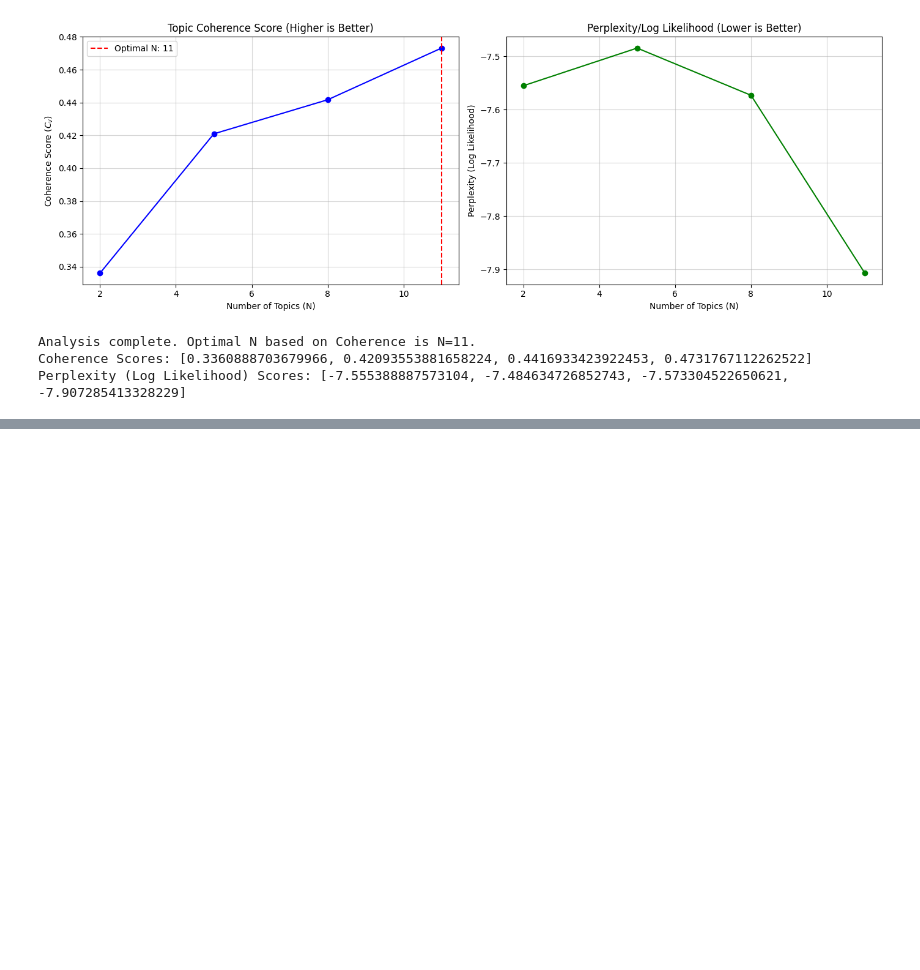
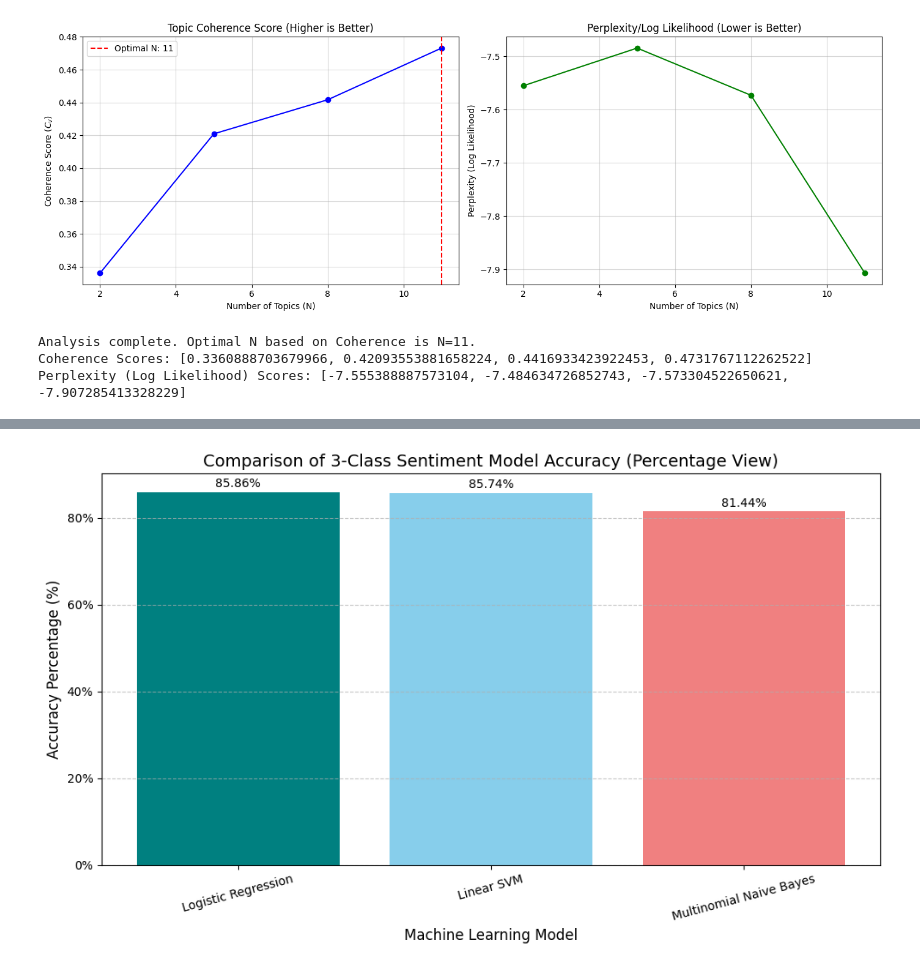
Before and after one commit to ManishaGurugubelli/Infosys_text_analysis, a Jupyter notebook: Infosys.ipynb, the cells around one changed output, grey strips where cells are left out. Cells and saved outputs as stored; diff of their text form; code cells hidden in the pictures; blank space fills up the shorter version.

Commit message:
Dynamic text analysis in colab

```diff
--- a/Infosys.ipynb
+++ b/Infosys.ipynb
@@ -414,0 +601,40 @@ Neutral      9996
+# %%
+#Plotting the Models comparison
+import pandas as pd
+import matplotlib.pyplot as plt
+from matplotlib.ticker import FuncFormatter
+
+# --- 1. Data Setup (Using your final comparison scores) ---
+data = {
+    'Model': ['Logistic Regression', 'Linear SVM', 'Multinomial Naive Bayes'],
+    'Accuracy': [0.8586, 0.8574, 0.8144]
+}
+df_plot = pd.DataFrame(data).sort_values(by='Accuracy', ascending=False)
+
+# --- 2. Plotting Code ---
+plt.figure(figsize=(10, 6))
+bars = plt.bar(df_plot['Model'], df_plot['Accuracy'], color=['teal', 'skyblue', 'lightcoral'])
+
+# Set the title and labels
+plt.title('Comparison of 3-Class Sentiment Model Accuracy (Percentage View)', fontsize=14)
+plt.xlabel('Machine Learning Model', fontsize=12)
+plt.ylabel('Accuracy Percentage (%)', fontsize=12)
+
+# Adjust Y-axis Ticks to show Percentages
+formatter = FuncFormatter(lambda y, pos: f'{y:.0%}')
+plt.gca().yaxis.set_major_formatter(formatter)
+
+# Add the specific accuracy value (as percentage) on top of each bar
+for bar in bars:
+    yval = bar.get_height()
+    plt.text(bar.get_x() + bar.get_width()/2.0, yval + 0.005,
+             f'{yval:.2%}',
+             ha='center',
+             va='bottom',
+             fontsize=10)
+
+plt.xticks(rotation=15)
+plt.grid(axis='y', linestyle='--', alpha=0.7)
+plt.tight_layout()
+# %% [output]
+[figure, added]
```
Also changed, not shown: parts of 9 cells of this notebook.
